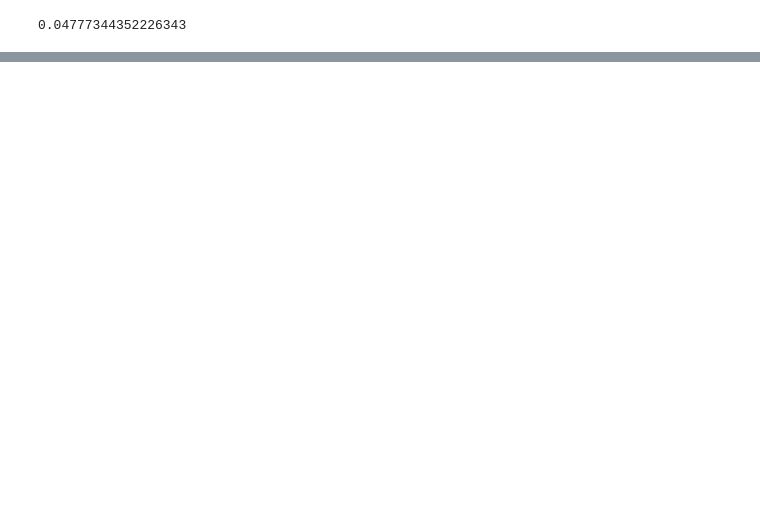
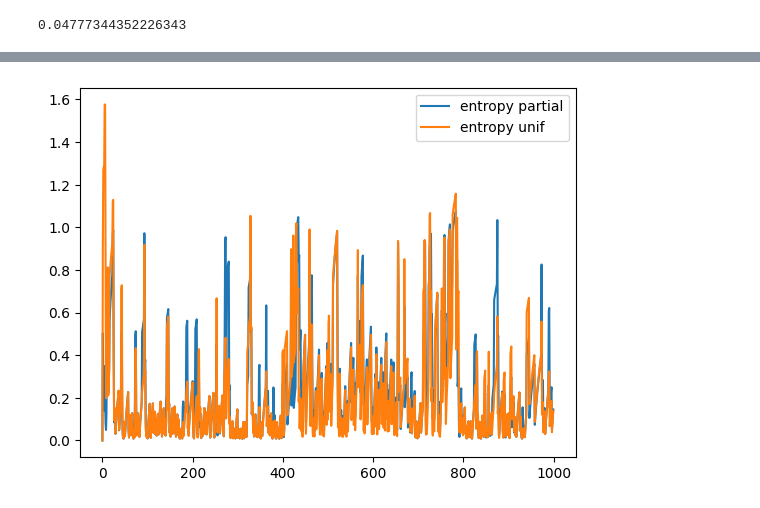
Before and after one commit to burattoale/spatial-aoi, a Jupyter notebook: prova.ipynb, the cells around one changed output, grey strips where cells are left out. Saved outputs shown, nothing was run; the diff lists cells and outputs as text; code cells hidden in the pictures; blank space fills up the shorter version.

Commit message:
plots_up until end of DLR period

```diff
--- a/prova.ipynb
+++ b/prova.ipynb
@@ -132,0 +177,99 @@ if __name__ == "__main__":
+# %%
+from hmm_joint_prob import run_hmm_simulation, run_hmm_simulation
+from utils import SimulationParameters
+
+from tqdm import tqdm
+from copy import deepcopy
+import math
+import numpy as np
+
+uniform_params = SimulationParameters(
+        q=0.005,
+        eta=1,
+        zeta=5e-3, # Example: list of base probabilities. NodeDistribution will use this.
+        epsilon=0.1,
+        rho=0.05,
+        m_override=None,
+        K=2, # Initial K for the first plot
+        alpha=0.02,
+        beta=0, # Default beta, will be overridden in the loop
+        R_unit=10,
+        X_symbols=[0,1,2],
+        Y_symbols=[0,1,2,3],
+    )
+
+import matplotlib.pyplot as plt
+avg_unif, avg_gau_large, avg_gau_thin = [], [], []
+avg_test = []
+loc_aware_multi, loc_aware_bin = [], []
+sim_length =1000
+min_k = 4
+for k in tqdm(range(min_k,20)):
+    uniform_params.K = k
+    uniform_params.m = math.floor(uniform_params.rho * np.pi * (uniform_params.K*uniform_params.R_unit)**2)
+    test_params = deepcopy(uniform_params)
+    test_params.noise_distribution = "diagonal"
+    gaussian_params_1 = deepcopy(uniform_params)
+    gaussian_params_1.noise_distribution = "partial_uniform"
+    gaussian_params_1.base_sigma = 6
+    gaussian_params_2 = deepcopy(gaussian_params_1)
+    gaussian_params_2.base_sigma = 1
+
+    print("Uniforme")
+    entropy_evol_unif, avg_entropy_unif, _, _, _ = run_hmm_simulation(uniform_params, sim_length, seed=0, non_binary=True)
+    #entropy_evol_diag, avg_entropy_test, _, _, _ = run_hmm_simulation(test_params, sim_length, seed=0, non_binary=True)
+    _, avg_entropy_gau_1, _, _, _ = run_hmm_simulation(gaussian_params_1, sim_length, seed=0, non_binary=True)
+    print("\n\n\n Gaussiana")
+    entropy_evol_partial, avg_entropy_gau_2, _, _, _ = run_hmm_simulation(gaussian_params_2, sim_length, seed=0, non_binary=True)
+
+    bin_params = deepcopy(uniform_params)
+    bin_params.X_symbols = [0,1]
+    bin_params.Y_symbols = [i for i in range(len(bin_params.X_symbols) * k + 1)]
+    multi_params = deepcopy(uniform_params)
+    multi_params.Y_symbols = [i for i in range(len(multi_params.X_symbols) * k + 1)]
+    #_, avg_entropy_bin, _, _, _ = run_hmm_simulation(bin_params, sim_length, seed=0, non_binary=False, loc_aware=True)
+    #_, avg_entropy_multi, _, _, _ = run_hmm_simulation(multi_params, sim_length, seed=0, non_binary=True, loc_aware=True)
+
+    print(f"Entropy unif: {avg_entropy_unif}")
+    avg_unif.append(avg_entropy_unif)
+    #avg_test.append(avg_entropy_test)
+    #avg_gau_large.append(avg_entropy_gau_1)
+    avg_gau_thin.append(avg_entropy_gau_2)
+    print(f"Entropy gaus: {avg_entropy_gau_2}")
+
+    #loc_aware_bin.append(avg_entropy_bin)
+    #loc_aware_multi.append(avg_entropy_multi)
+
+    #plt.semilogy(entropy_evol_unif, label="entropy unif")
+    plt.plot(entropy_evol_partial, label="entropy partial")
+    plt.plot(entropy_evol_unif, label="entropy unif")
+    plt.legend()
+    plt.show()
+    plt.legend()
+    plt.show()
+    plt.legend()
+    plt.show()
+    break
+
+plt.figure(0)
+plt.plot(np.arange(min_k, 20), avg_unif, label="uniform noise")
+plt.plot(np.arange(min_k, 20), avg_test, label="no noise")
+plt.plot(np.arange(min_k, 20), avg_gau_large, label=r"gaussian noise, $\sigma=1$")
+plt.plot(np.arange(min_k, 20), avg_gau_thin,linestyle=":", label=r"gaussian noise, $\sigma=0.1$")
+plt.legend()
+plt.xlabel("Number of regions (K)")
+plt.ylabel("average estimation entropy")
+plt.grid(True)
+plt.show()
+
+plt.figure(1)
+
+plt.plot(np.arange(min_k, 20), loc_aware_bin, label="2 symbols loc aware")
+plt.plot(np.arange(min_k, 20), loc_aware_multi, label="6 symbols loc aware")
+plt.plot(np.arange(min_k, 20), avg_unif, linestyle=":", label="6 symbols")
+plt.xlabel("Number of regions (K)")
+plt.ylabel("average estimation entropy")
+plt.grid(True)
+plt.legend()
+plt.show()
+# %% [output]
@@ -132,0 +293 @@ if __name__ == "__main__":
+[figure, added]
```
Also changed, not shown: parts of 7 cells of this notebook, 8 other files.
